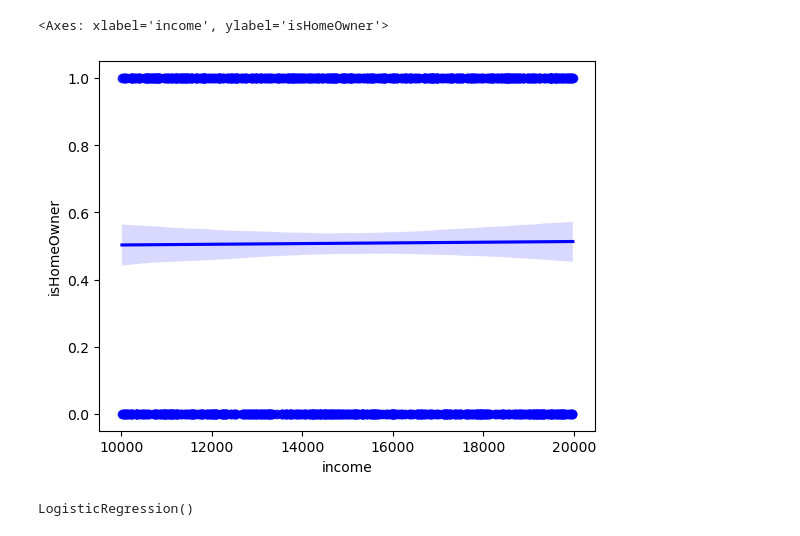
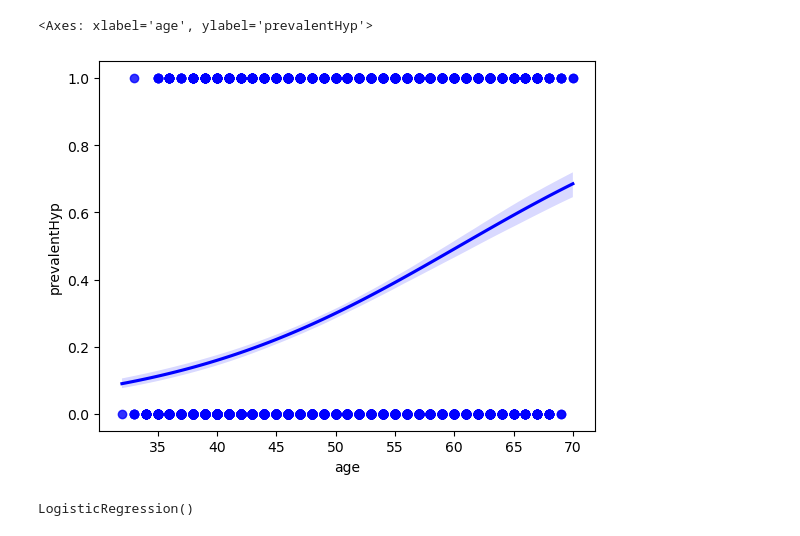
Before and after one commit to aaravkuxar/FOML, a Jupyter notebook: LogisticRegression/LogisticRegression.ipynb, the cells around one changed output. Cells and saved outputs as stored; diff of their text form; code cells hidden in the pictures.

Commit message:
LogisticRegression

```diff
--- a/LogisticRegression/LogisticRegression.ipynb
+++ b/LogisticRegression/LogisticRegression.ipynb
@@ -1,5 +1,5 @@
 # %%
 import pandas as pd
-social_media_analytics = pd.read_csv('/home/aaravk/Documents/FOML/Datasets/social_media_analytics.csv')
-social_media_analytics
+heart_disease = pd.read_csv('/home/aaravk/Documents/FOML/Datasets/heart_disease.csv')
+heart_disease
 # %% [output]
@@ -57,0 +19,3 @@ See the caveats in the documentation: https://pandas.pydata.org/pandas-docs/stab
+# %%
+heart_disease = heart_disease[['age','prevalentHyp']]
+heart_disease
@@ -62,10 +40,10 @@ y = np.array(social_media_analytics['isHomeOwner']).reshape(-1,1)
 # %%
 from matplotlib import pyplot as plt
 import seaborn as sns
-sns.regplot(x = social_media_analytics['income'], y = social_media_analytics['isHomeOwner'], data = social_media_analytics, logistic = True, color = 'blue')
+sns.regplot(x = heart_disease['age'], y = heart_disease['prevalentHyp'], data = heart_disease, logistic = True, color = 'blue')
 # %% [output]
-<Axes: xlabel='income', ylabel='isHomeOwner'>
+<Axes: xlabel='age', ylabel='prevalentHyp'>
-[figure, old version]
+[figure, new version]
 # %%
 from sklearn.model_selection import train_test_split
 x_train,x_test,y_train,y_test = train_test_split(x, y, test_size = 0.1)
```
Also changed, not shown: parts of 6 cells of this notebook, 1 other file.
